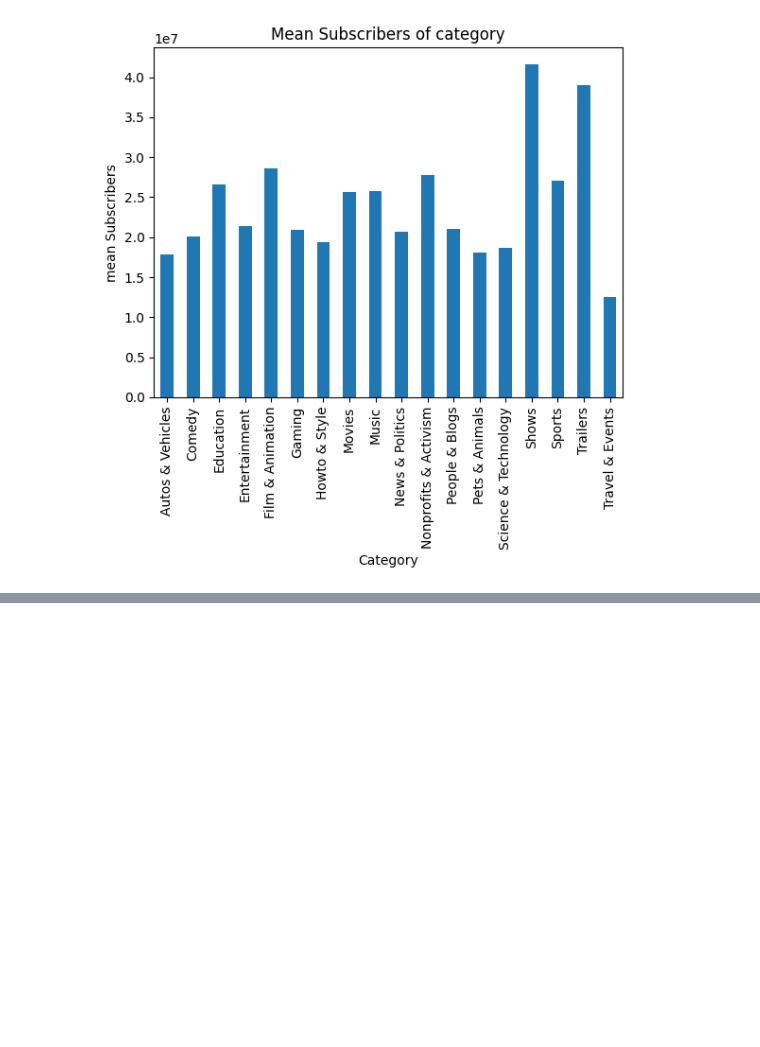
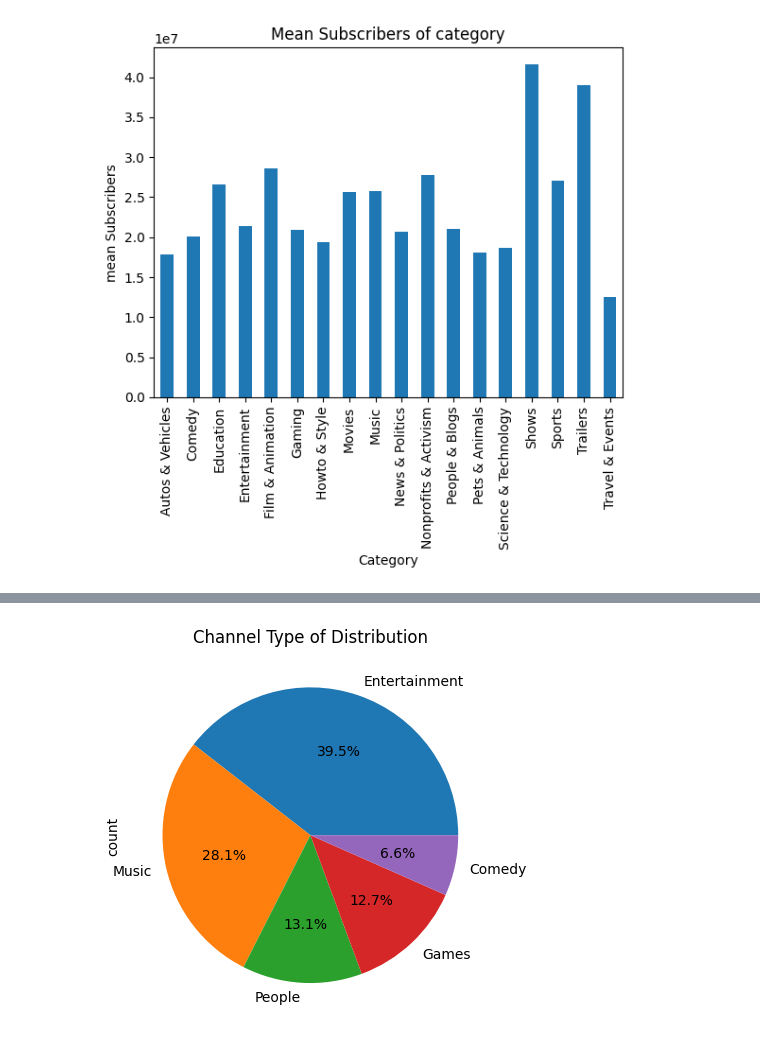
Before and after one commit to GitTanish/DataAnalysis, a Jupyter notebook: eda5.ipynb, the cells around one changed output, grey strips where cells are left out. Drawn from its saved outputs; the diff is of its cells as text; code cells hidden in the pictures; blank space fills up the shorter version.

```diff
--- a/eda5.ipynb
+++ b/eda5.ipynb
@@ -165,0 +146,3 @@ plt.show()
+# %%
+channel_type_counts = df['channel_type'].value_counts()
+channel_type_counts
@@ -165,0 +167,6 @@ plt.show()
+# %%
+channel_type_counts.head().plot(kind = 'pie', autopct='%1.1f%%')
+plt.title('Channel Type of Distribution')
+plt.show()
+# %% [output]
+[figure, added]
```
Also changed, not shown: parts of 19 cells of this notebook.
